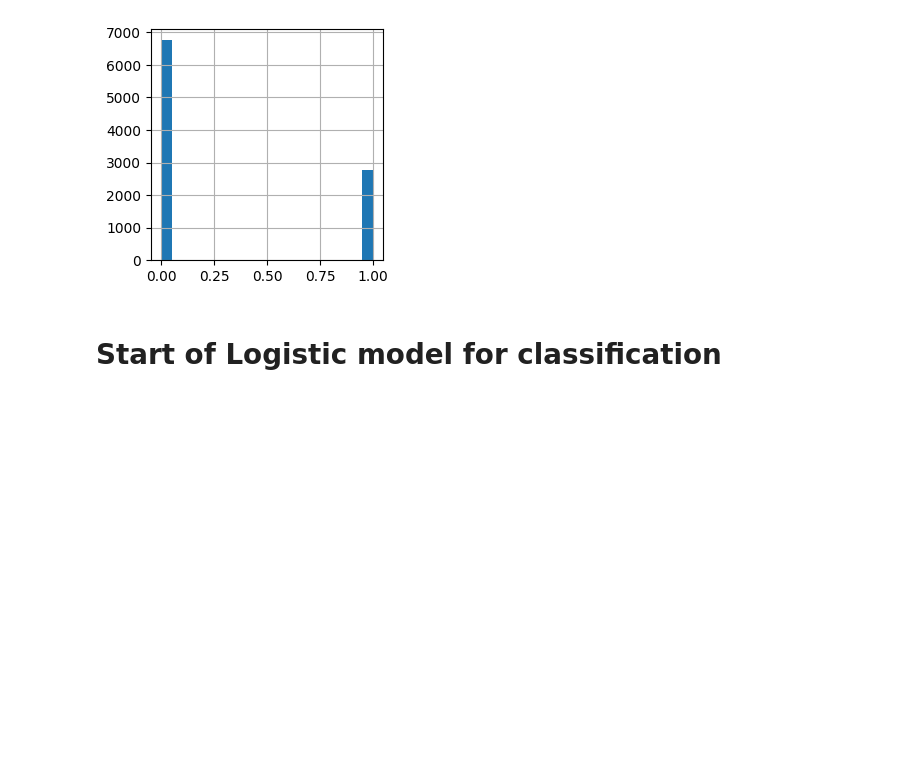
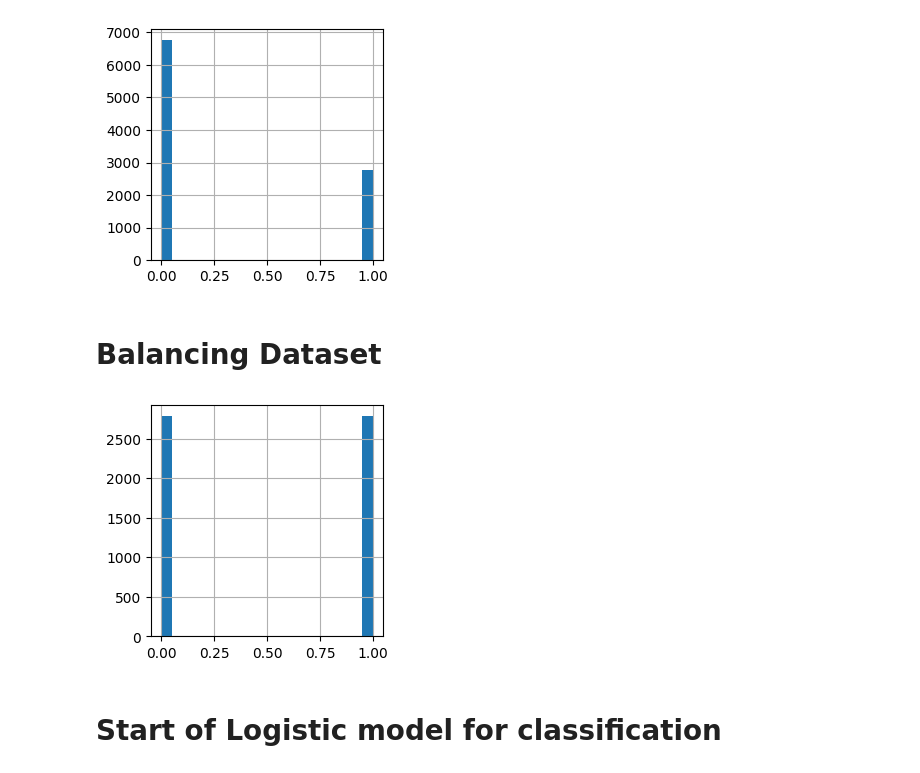
Before and after one commit to ahgoldmeer/CIS-3715-Final-Project, a Jupyter notebook: Final Project Main.ipynb, the cells around one changed output. Cells and saved outputs as stored; diff of their text form; code cells hidden in the pictures; blank space fills up the shorter version.

Commit message:
Added in a the balanced data set, but kept the models unbalanced for now.

```diff
--- a/Final Project Main.ipynb
+++ b/Final Project Main.ipynb
@@ -111,6 +112,27 @@ plt.show()
 [figure]
 [figure]
 [figure]
+# %% [markdown]
+# Balancing Dataset
+# %%
+majority_class = EData[EData['left'] == 0]
+minority_class = EData[EData['left'] == 1]
+
+# undersampling the data to create a balanced dataset
+num_samples_to_keep = len(minority_class)
+
+# Undersample the majority class to match the number of samples in the minority class
+majority_class_undersampled = resample(majority_class, replace=False, n_samples=num_samples_to_keep, random_state=42)
+
+# Combine the undersampled majority class with the minority class
+balanced_data = pd.concat([majority_class_undersampled, minority_class])
+
+# Shuffle the balanced data
+balanced_data = balanced_data.sample(frac=1, random_state=42).reset_index(drop=True)
+balanced_data['left'].hist(bins = 20, figsize = (3,3))
+plt.show()
+# %% [output]
+[figure, added]
 # %% [markdown]
 # Start of Logistic model for classification
 # %% [markdown]
```
Also changed, not shown: parts of 3 cells of this notebook.
